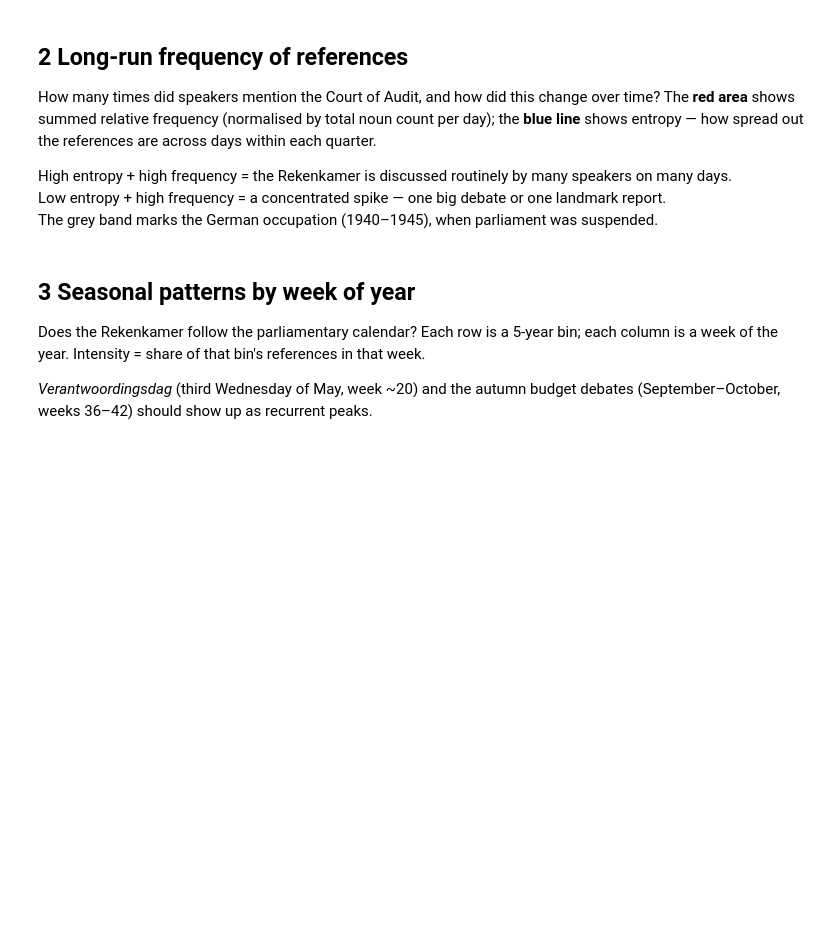
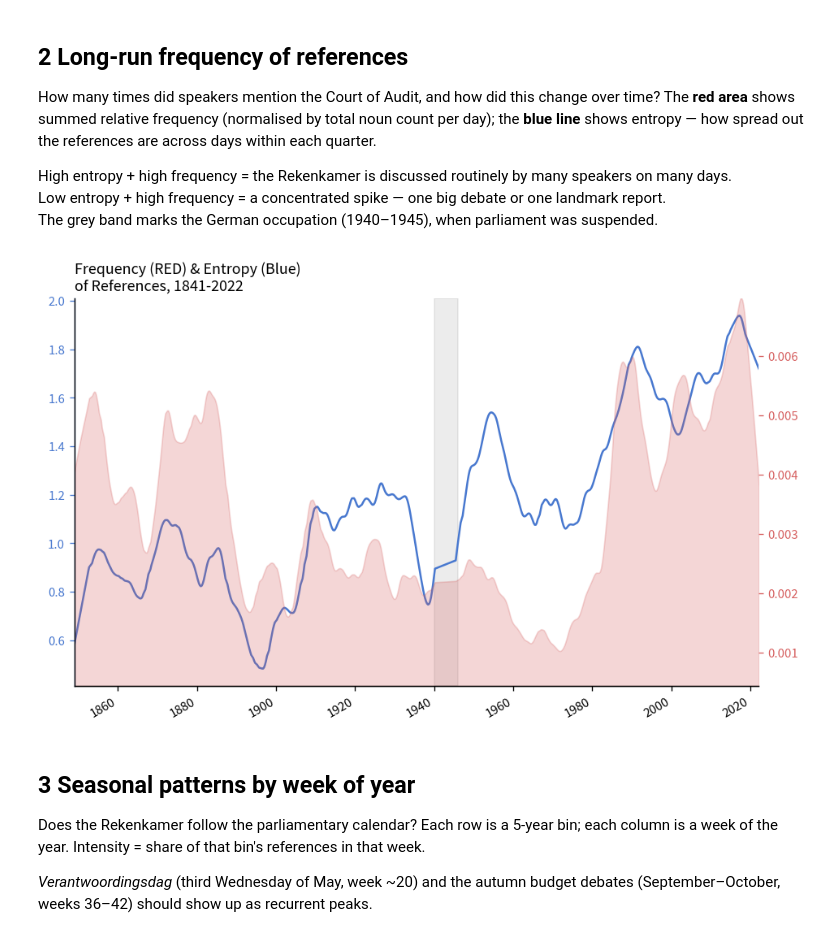
Before and after one commit to rubenros1795/rekenkamer-scholarship, a Jupyter notebook: topic-analysis/analysis.ipynb, the cells around one changed output. Cells and saved outputs as stored; diff of their text form; code cells hidden in the pictures; blank space fills up the shorter version.

```diff
--- a/topic-analysis/analysis.ipynb
+++ b/topic-analysis/analysis.ipynb
@@ -23,6 +23,9 @@ of Dutch parliamentary debate as captured by LDA topic models.
 # %%
 from helper import *
 from paths import REFERENCES_CSV, LDA_DIR, LDA_DIR_500, NOUN_TOTAL_CSV, CABINETS_CSV
+# %%
+plt.rcParams['image.cmap'] = "Paired"
+plt.rcParams['font.family'] = 'Source Sans Pro'
 # %%
 refs, dist, meta, ks, total_nouns, cab = load_all(
     references_path=REFERENCES_CSV,
@@ -50,9 +57,11 @@ The grey band marks the German occupation (1940–1945), when parliament was sus
 # %%
 daily = relative_frequency(refs_commons, total_nouns)
 quarterly = quarterly_stats(daily, lowess_frac=0.05)
 
-fig = plot_freq_entropy(quarterly, war_shade=True)
+fig = plot_freq_entropy(quarterly, war_shade=True, figsize=(8,5), title="Frequency (RED) & Entropy (Blue)\nof References, 1841-2022")
 fig.savefig("../results/figs/freq_entropy.png", dpi=150, bbox_inches="tight")
+# %% [output]
+[figure, added]
 # %% [markdown]
 ## 3  Seasonal patterns by week of year
 
```
Also changed, not shown: parts of 12 cells of this notebook, 5 other files.
